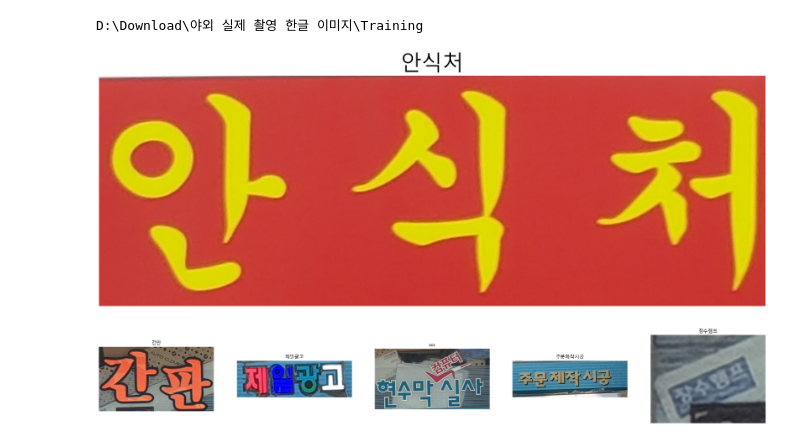
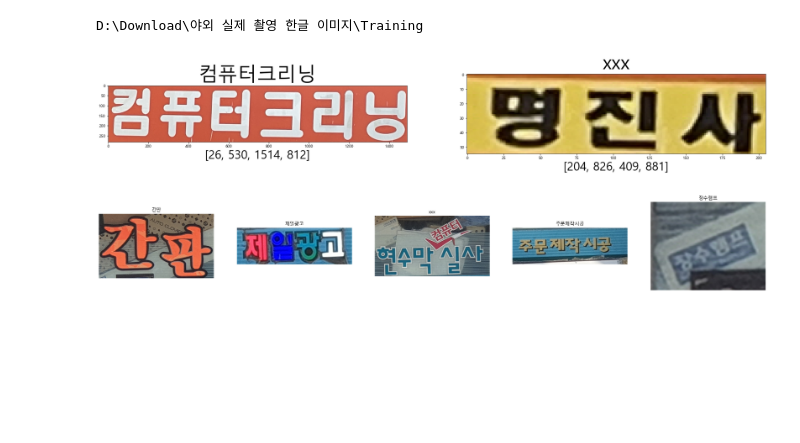
Before and after one commit to owinhun/customocr, a Jupyter notebook: aihub/human intelligence.ipynb, the cells around one changed output. Cells and saved outputs as stored; diff of their text form; code cells hidden in the pictures; blank space fills up the shorter version.

```diff
--- a/aihub/human intelligence.ipynb
+++ b/aihub/human intelligence.ipynb
@@ -29,30 +30,33 @@ def crop_label(bbox):
 plt.rcParams['font.family'] = 'Malgun Gothic'
 plt.rcParams['axes.unicode_minus'] =False
 # %%
-x = 0 #확인하고 싶은 index
-
-with open(label_dir+os.listdir(label_dir)[x],encoding='utf8') as f:
-    j = json.load(f)
-image = Image.open(f'{train_dir+os.listdir(train_dir)[x]}')
+x = '000032' #+1 #확인하고 싶은 index
+with open(f"{label_dir+json_name}{x}.json",encoding='utf8') as file:
+    j = json.load(file)
+image = Image.open(f'{train_dir+json_name}{x}.jpg')
 crop= []
 text = []
 for idx,i in enumerate(j['annotations']):
     crop.append(i['bbox'])
     text.append(i['text'])
     crop[idx] = crop_label(crop[idx])
 f,ax = plt.subplots(1,len(crop),figsize = (30,10))
 
 if len(crop)>1:
     for k in range(len(crop)):
         ax[k].set_title(f'{text[k]}',fontsize='50')
-        ax[k].axis(False)
+        # ax[k].text(100,-10,f'좌표: {crop[k]}',fontsize ='30')
+        ax[k].set_xlabel(f'{crop[k]}',fontsize ='30')
+
+        ax[k].axis(True)
         ax[k].imshow(image.crop(crop[k]))
         f.tight_layout
 else:
     ax.set_title(f'{text[idx]}',fontsize='50')
+    # ax.set_xlabel(f'{crop[idx]}')
     ax.imshow(image.crop(crop[idx]))
     ax.axis(False)
     # crop = [9,636,102,78]
 # %% [output]
-[figure, old version]
+[figure, new version]
 # %%
```
Also changed, not shown: parts of 2 cells of this notebook.
